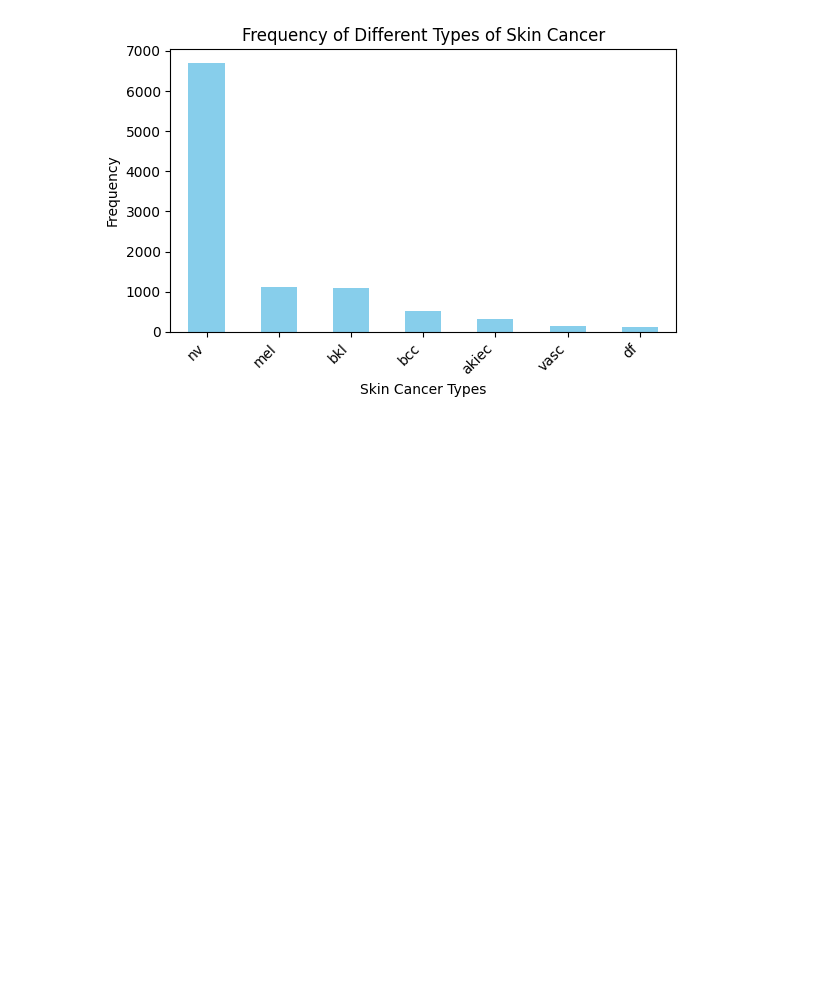
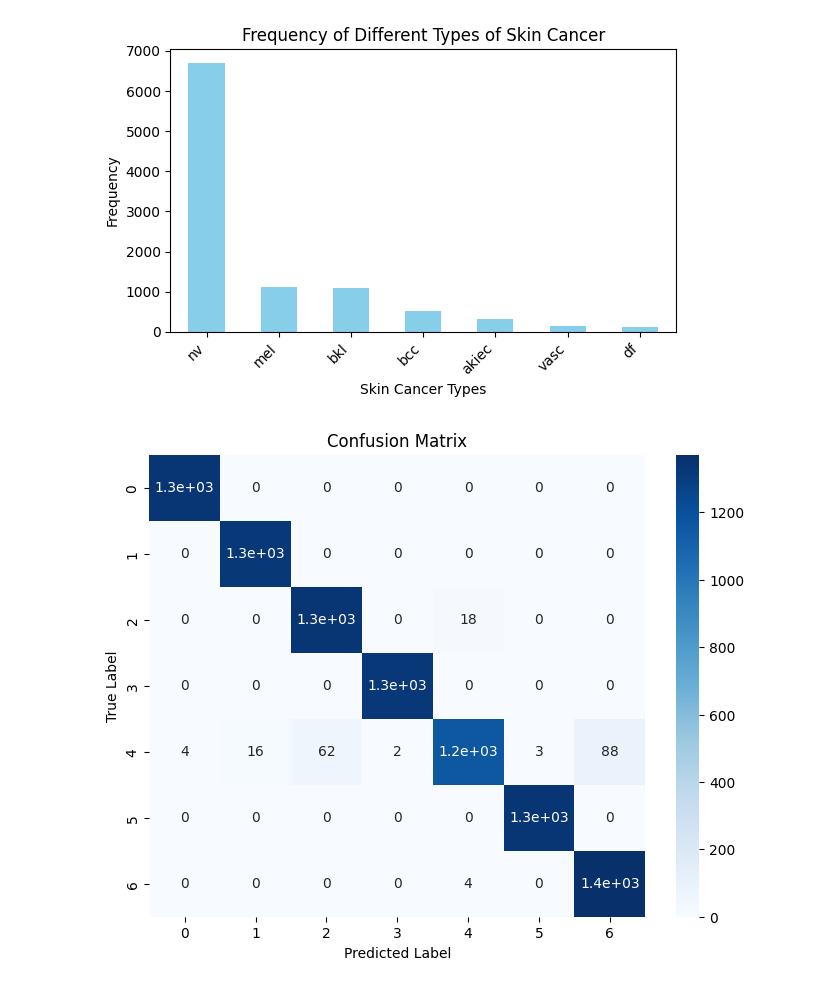
Before and after one commit to snigdhap2301/Skin-Cancer-Prediction, a Jupyter notebook: SOURCE CODE/model/model.ipynb, the cells around one changed output. Saved outputs shown, nothing was run; the diff lists cells and outputs as text; code cells hidden in the pictures; blank space fills up the shorter version.

```diff
--- a/SOURCE CODE/model/model.ipynb
+++ b/SOURCE CODE/model/model.ipynb
@@ -250,3 +250,19 @@ plt.tight_layout()  # Adjust layout to prevent clipping of labels
 plt.show()
 # %% [output]
 [figure]
+# %%
+from sklearn.metrics import confusion_matrix
+import matplotlib.pyplot as plt
+
+# Assuming you have true labels (y_true) and predicted labels (y_pred)
+confusion_matrix = confusion_matrix(Ytest, y_pred_test)
+
+# Create a confusion matrix plot
+plt.figure(figsize=(8, 6))
+sns.heatmap(confusion_matrix, annot=True, cmap="Blues")
+plt.xlabel("Predicted Label")
+plt.ylabel("True Label")
+plt.title("Confusion Matrix")
+plt.show()
+# %% [output]
+[figure, added]
```
Also changed, not shown: parts of 6 cells of this notebook, 1 other file.
